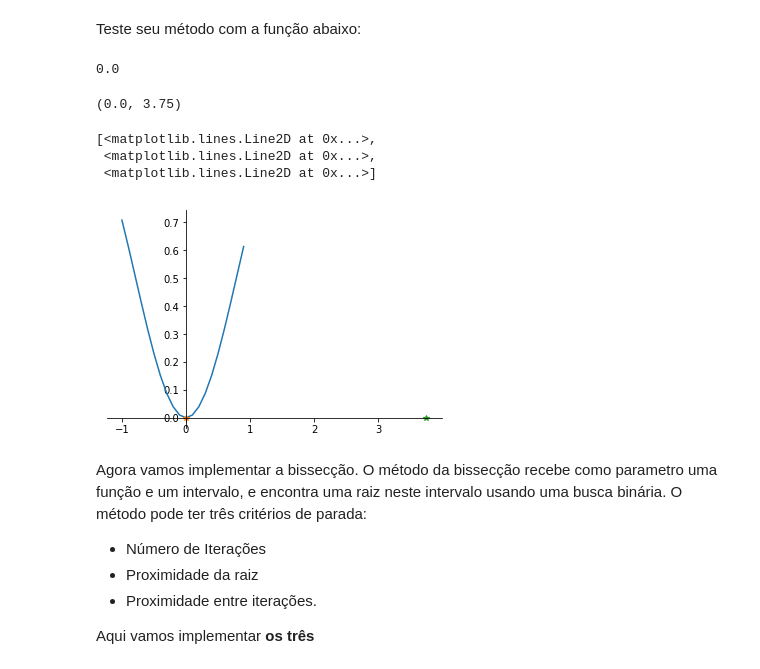
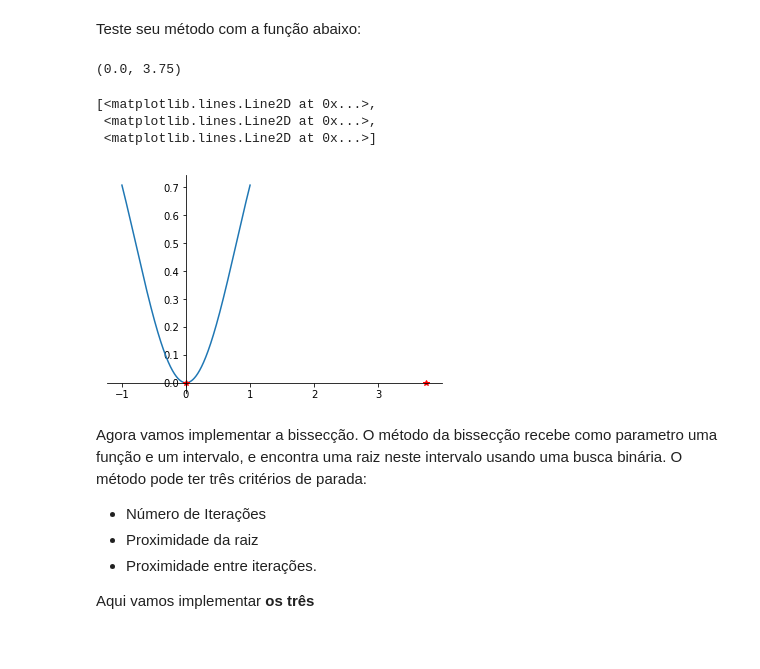
Before and after one commit to nabsonp/ComputacaoNumerica, a Jupyter notebook: Laboratório de Raízes de equações.ipynb, the cells around one changed output. Saved outputs shown, nothing was run; the diff lists cells and outputs as text; code cells hidden in the pictures.

```diff
--- a/Laboratório de Raízes de equações.ipynb
+++ b/Laboratório de Raízes de equações.ipynb
@@ -149,8 +146,8 @@ ax.yaxis.set_ticks_position('left')
 ax.spines['left'].set_position(('data',0))
 
 ls = LimitesAlgebricos(p1)
-x = np.arange(ls[2], ls[0]+0.1, 0.1)
-plt.plot(x,fp1(x),ls[0],0,'*',ls[1],0,'*',ls[2],0,'*',ls[3],0,'*')
+x = np.linspace(ls[2], ls[0]+0.1, 1000)
+plt.plot(x,fp1(x),ls[0],0,'r*',ls[1],0,'r*',ls[2],0,'g*',ls[3],0,'g*')
 # %% [output]
 [<matplotlib.lines.Line2D at 0x...>,
  <matplotlib.lines.Line2D at 0x...>,
@@ -161,10 +158,7 @@ plt.plot(x,fp1(x),ls[0],0,'*',ls[1],0,'*',ls[2],0,'*',ls[3],0,'*')
 # %% [markdown]
 Faça um programa que receba uma equação transcendente (na forma de função) e um ponto e tente descobrir um intervalo com uma raiz (slide 80 de isolamento de raízes):
 # %%
-from __future__ import division
-from sympy import *
 def achaIntervalo(f,z): #Voce pode rodar a função aqui dentro chamando f(x)
-    x = symbols('x')
     a = b = 0
     if z == 0:
         a = -0.5
@@ -180,10 +174,6 @@ def achaIntervalo(f,z): #Voce pode rodar a função aqui dentro chamando f(x)
     return (a,b) #intervalo
 # %% [markdown]
 Teste seu método com a função abaixo:
-# %%
-func1(0)
-# %% [output]
-0.0
 # %%
 def func1(x):
     return np.sin(x)**2
@@ -195,19 +185,19 @@ intervalo
 # %%
 ax = plt.gca()
 ax.spines['right'].set_color('none')
 ax.spines['top'].set_color('none')
 ax.xaxis.set_ticks_position('bottom')
 ax.spines['bottom'].set_position(('data',0))
 ax.yaxis.set_ticks_position('left')
 ax.spines['left'].set_position(('data',0))
 
-x = np.arange(-1,1,0.1)
-plt.plot(x,func1(x),intervalo[0],0,'*',intervalo[1],0,'*')
+x = np.linspace(-1,1,1000)
+plt.plot(x,func1(x),intervalo[0],0,'r*',intervalo[1],0,'r*')
 # %% [output]
 [<matplotlib.lines.Line2D at 0x...>,
  <matplotlib.lines.Line2D at 0x...>,
  <matplotlib.lines.Line2D at 0x...>]
-[figure, old version]
+[figure, new version]
 # %% [markdown]
 Agora vamos implementar a bissecção. O método da bissecção recebe como parametro uma função e um intervalo, e encontra uma raiz neste intervalo usando uma busca binária. O método pode ter três critérios de parada:
 
```
Also changed, not shown: parts of 6 cells of this notebook.
